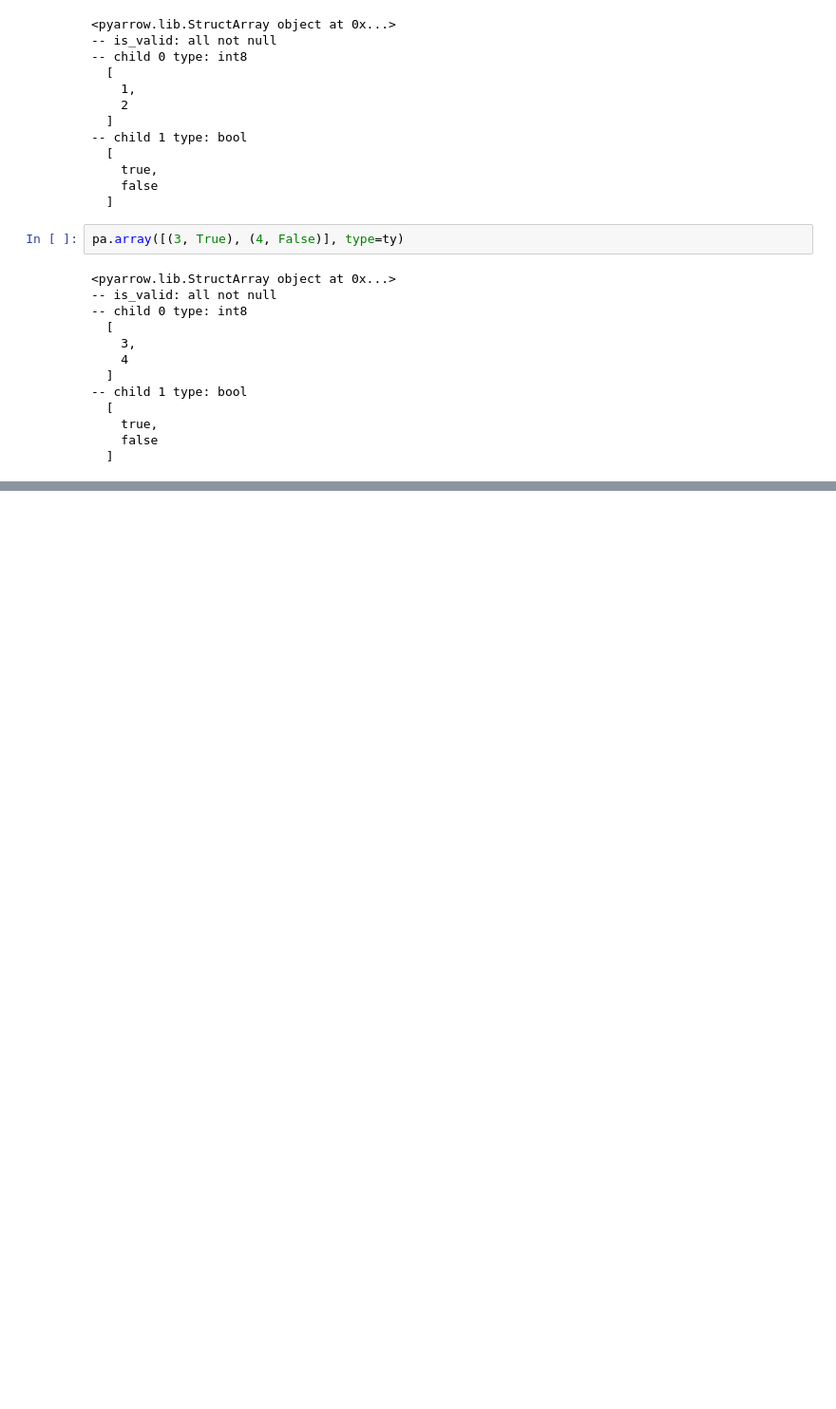
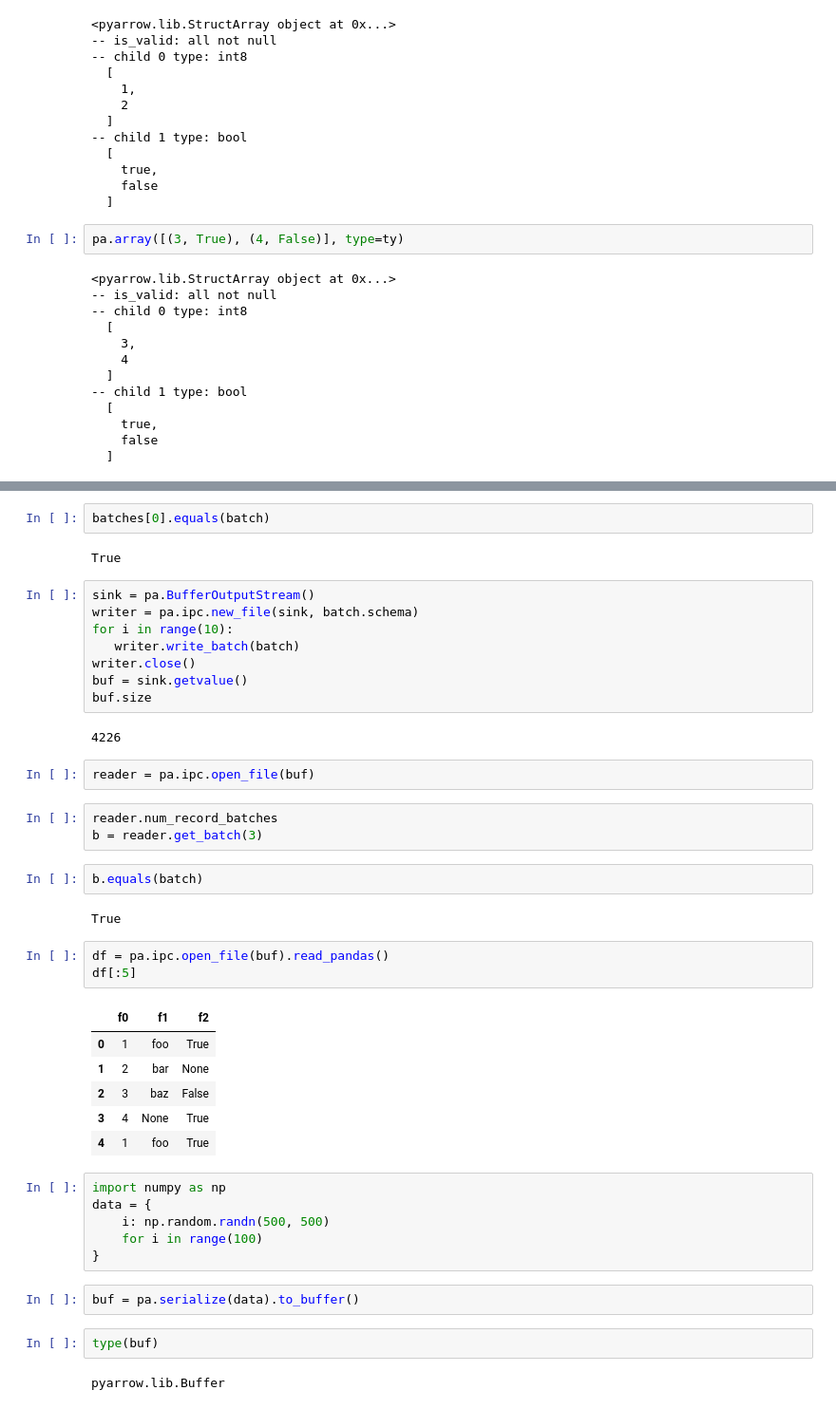
Before and after one commit to hkverma/litendb, a Jupyter notebook: py/arrow_tutorials.ipynb, the cells around one changed output, grey strips where cells are left out. Shown at 95% size. Saved outputs shown, nothing was run; the diff lists cells and outputs as text; blank space fills up the shorter version.

```diff
--- a/py/arrow_tutorials.ipynb
+++ b/py/arrow_tutorials.ipynb
@@ -239,0 +553,45 @@ pa.array([(3, True), (4, False)], type=ty)
+# %%
+batches[0].equals(batch)
+# %% [output]
+True
+# %%
+sink = pa.BufferOutputStream()
+writer = pa.ipc.new_file(sink, batch.schema)
+for i in range(10):
+   writer.write_batch(batch)
+writer.close()
+buf = sink.getvalue()
+buf.size
+# %% [output]
+4226
+# %%
+reader = pa.ipc.open_file(buf)
+# %%
+reader.num_record_batches
+b = reader.get_batch(3)
+# %%
+b.equals(batch)
+# %% [output]
+True
+# %%
+df = pa.ipc.open_file(buf).read_pandas()
+df[:5]
+# %% [output]
+|  | f0 | f1 | f2 |
+| 0 | 1 | foo | True |
+| 1 | 2 | bar | None |
+| 2 | 3 | baz | False |
+| 3 | 4 | None | True |
+| 4 | 1 | foo | True |
+# %%
+import numpy as np
+data = {
+    i: np.random.randn(500, 500)
+    for i in range(100)
+}
+# %%
+buf = pa.serialize(data).to_buffer()
+# %%
+type(buf)
+# %% [output]
+pyarrow.lib.Buffer
```
Also changed, not shown: parts of 136 cells of this notebook, 1 other file.
